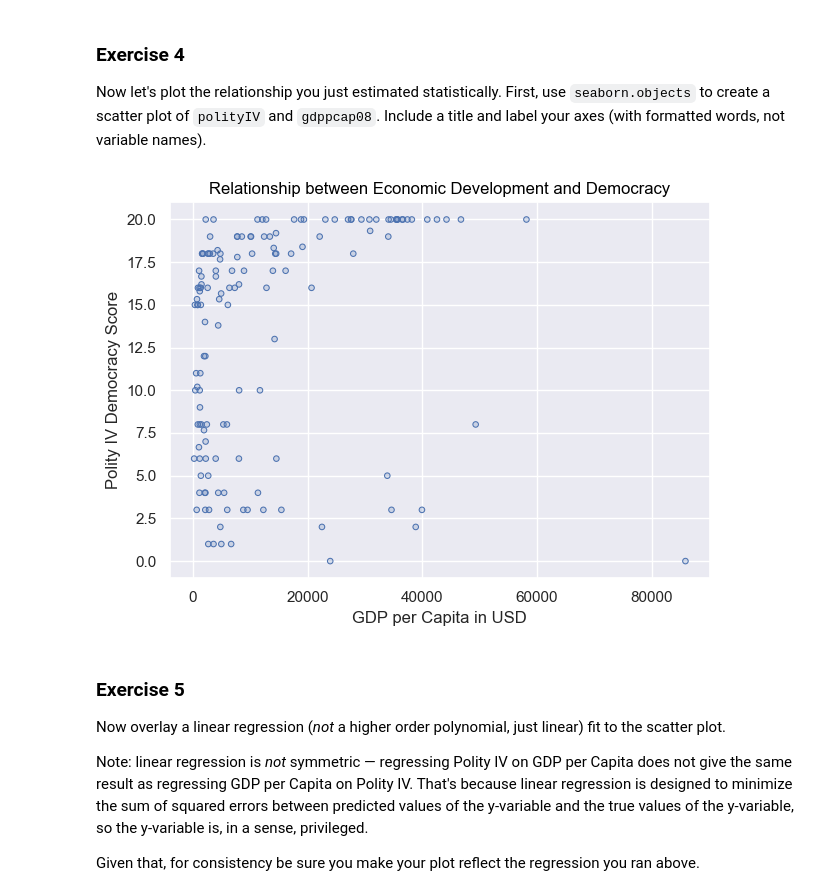
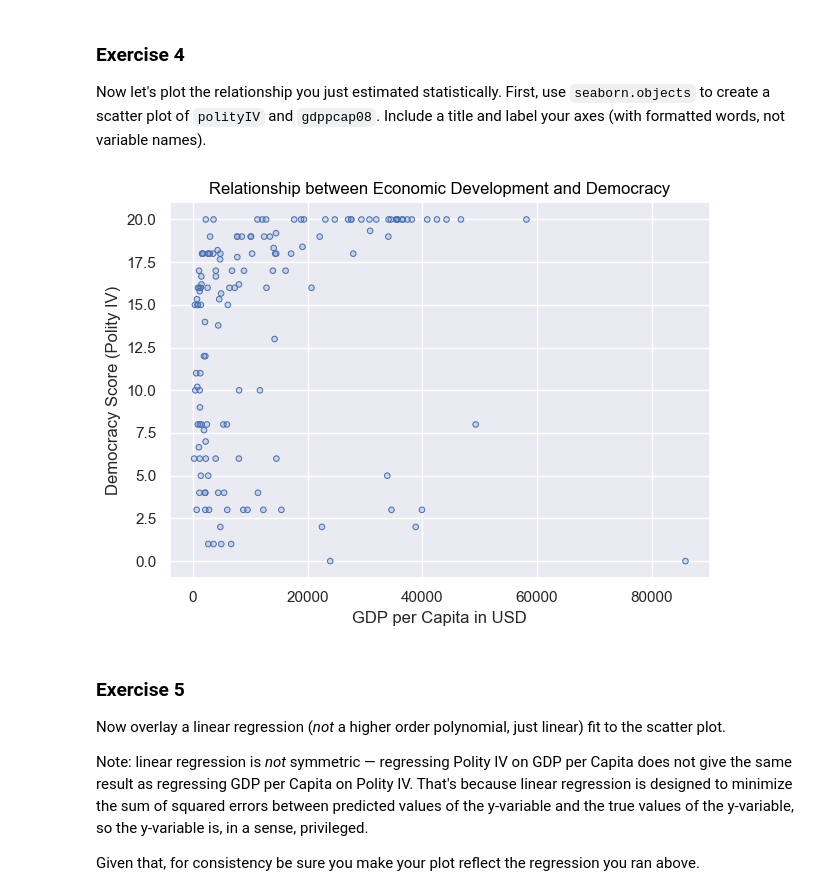
Before and after one commit to mbadu1/Oct7Ex, a Jupyter notebook: exercise_plotting_part2.ipynb, the cells around one changed output. Cells and saved outputs as stored; diff of their text form; code cells hidden in the pictures.

```diff
--- a/exercise_plotting_part2.ipynb
+++ b/exercise_plotting_part2.ipynb
@@ -90,12 +90,12 @@ Now let's plot the relationship you just estimated statistically. First, use `se
 # %%
 p = (
     so.Plot(wdi, x="gdppcap08", y="polityIV")
       .add(so.Dots())
-      .label(title="Relationship between Economic Development and Democracy", x="GDP per Capita in USD", y="Polity IV Democracy Score")
+      .label(title="Relationship between Economic Development and Democracy", x="GDP per Capita in USD", y="Democracy Score (Polity IV)")
 )
 p.show()
 # %% [output]
-[figure, old version]
+[figure, new version]
 # %% [markdown]
 ### Exercise 5
 
```
Also changed, not shown: parts of 11 cells of this notebook.
